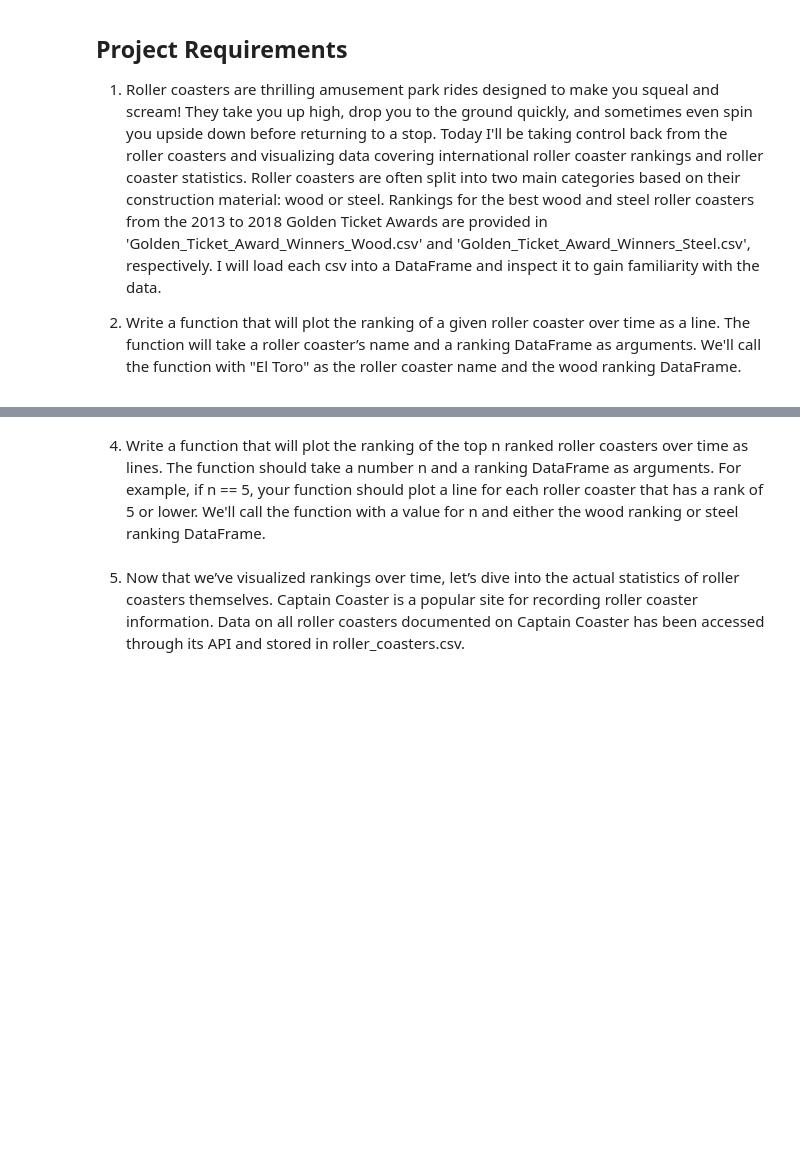
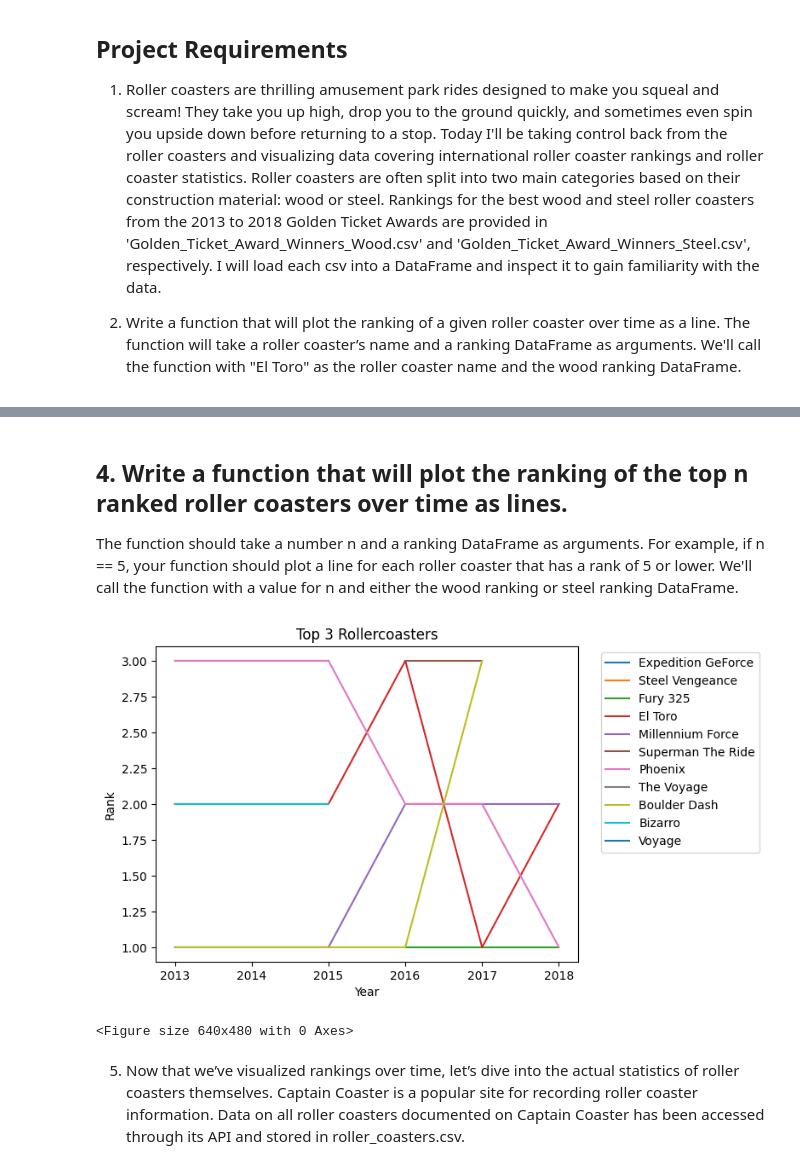
Before and after one commit to cjh4232/Projects, a Jupyter notebook: Python/Roller_Coaster_Analysis/rollercoatser_project.ipynb, the cells around one changed output, grey strips where cells are left out. Drawn from its saved outputs; the diff is of its cells as text; code cells hidden in the pictures; blank space fills up the shorter version.

```diff
--- a/Python/Roller_Coaster_Analysis/rollercoatser_project.ipynb
+++ b/Python/Roller_Coaster_Analysis/rollercoatser_project.ipynb
@@ -92,35 +118,44 @@ plt.clf()
 # %% [markdown]
-4. Write a function that will plot the ranking of the top n ranked roller coasters over time as lines. The function should take a number n and a ranking DataFrame as arguments.
+## 4. Write a function that will plot the ranking of the top n ranked roller coasters over time as lines.
+The function should take a number n and a ranking DataFrame as arguments.
 For example, if n == 5, your function should plot a line for each roller coaster that has a rank of 5 or lower.
 We'll call the function with a value for n and either the wood ranking or steel ranking DataFrame.
 # %%
-# write function to plot top n rankings over time here:
-def top_n_ranks(df, n):
+def top_n_ranks(df: pd.DataFrame, n: int) -> None:
+
+  """
+  This function takes in 2 arguments - a Pandas DataFrame with rollercoaster ranking
+  data and a number n representing the top n rankings in each year. It then plots the
+  ranking of each rollercoaster in the top n rankings on a scatter plot.
+  """
 
   # Create a new DataFrame based on the top n rankings
   top_n_rankings = df[df['Rank'] <= n]
 
   # Create an axis object
   ax = plt.subplot()
 
   # For loop to iterate through the top_n_rankings for the Name of the roller coaster
   for coaster in set(top_n_rankings['Name']):
     coaster_rankings = top_n_rankings[top_n_rankings['Name'] == coaster]
     ax.plot(coaster_rankings['Year of Rank'],coaster_rankings['Rank'],label=coaster)
 
   # Add a title, a legend, and some axis labels
-  plt.title('Top {} Rollercoasters'.format(n))
+  plt.title(f'Top {n} Rollercoasters')
   plt.legend(bbox_to_anchor=(1.04,1), loc="upper left")
   plt.ylabel('Rank')
   plt.xlabel('Year')
 
   # Show the plot
   plt.show()
 
 # Uncomment to test the top_n_ranks function
-#top_n_ranks(wood_steel_df, 3)
+top_n_ranks(w_s_df, 3)
 
 # Clear out any lingering figures
 plt.clf()
+# %% [output]
+[figure, added]
+<Figure size 640x480 with 0 Axes>
 # %% [markdown]
 5. Now that we’ve visualized rankings over time, let’s dive into the actual statistics of roller coasters themselves. Captain Coaster is a popular site for recording roller coaster information. Data on all roller coasters documented on Captain Coaster has been accessed through its API and stored in roller_coasters.csv.
```
Also changed, not shown: parts of 9 cells of this notebook, 2 other files.
